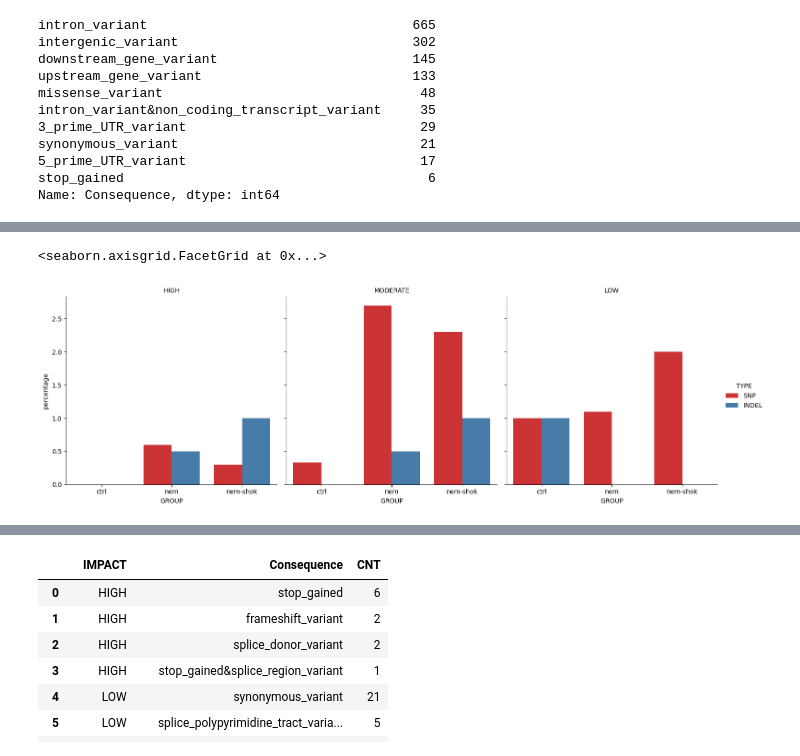
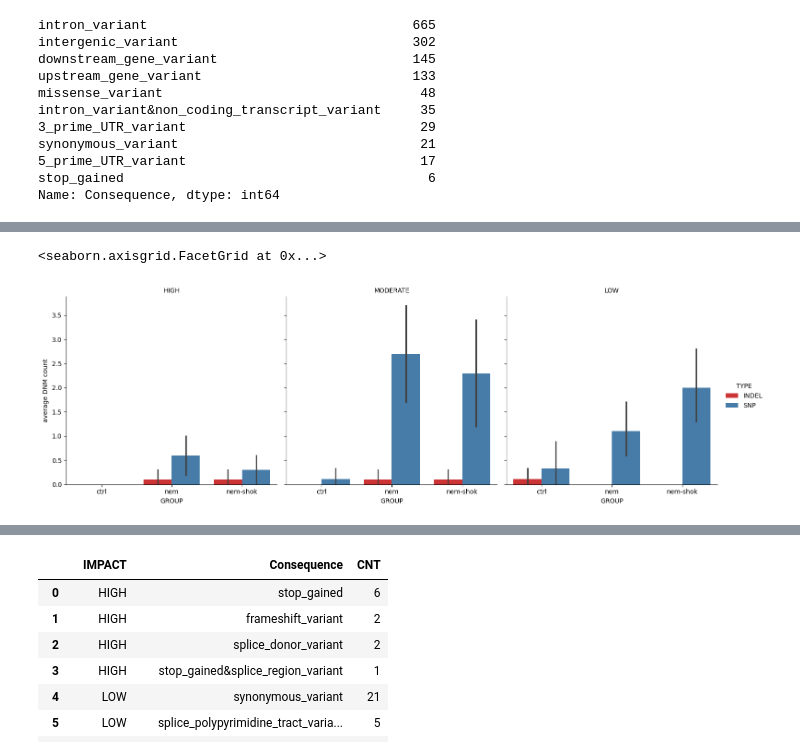
Before and after one commit to mitoclub/AquaSelection, a Jupyter notebook: intersect.ipynb, the cells around one changed output, grey strips where cells are left out. Cells and saved outputs as stored; diff of their text form; code cells hidden in the pictures.

Commit message:
statistics applied to groups compares for VE

```diff
--- a/intersect.ipynb
+++ b/intersect.ipynb
@@ -704,11 +705,13 @@ synonymous_variant                               21
 stop_gained                                       6
 Name: Consequence, dtype: int64
 # %%
-df_dnm_cnt_impact = df_dnm[df_dnm.IMPACT != 'MODIFIER'].groupby(['GROUP', 'SAMPLE', 'TYPE'])['IMPACT']\
+# df_dnm_cnt_impact = df_dnm[df_dnm.IMPACT != 'MODIFIER'].groupby(['GROUP', 'SAMPLE', 'TYPE'])['IMPACT']\
+df_dnm_cnt_impact = df_dnm.groupby(['GROUP', 'SAMPLE', 'TYPE'])['IMPACT']\
     .value_counts().unstack().fillna(0).astype(int).join(
         df_dnm.groupby(['GROUP', 'SAMPLE']).TYPE.value_counts().rename('TOTAL'))
 df_dnm_cnt_impact['perc.HIGH'] = (df_dnm_cnt_impact['HIGH'] / df_dnm_cnt_impact['TOTAL'] * 100).round(2)
 df_dnm_cnt_impact['perc.HIGH&MOD'] = ((df_dnm_cnt_impact['HIGH']+df_dnm_cnt_impact['MODERATE']) / df_dnm_cnt_impact['TOTAL'] * 100).round(2)
-df_dnm_cnt_impact = df_dnm_cnt_impact[['perc.HIGH', 'perc.HIGH&MOD', 'HIGH', 'MODERATE', 'LOW', 'TOTAL']]
+df_dnm_cnt_impact = df_dnm_cnt_impact[
+    ['perc.HIGH', 'perc.HIGH&MOD', 'HIGH', 'MODERATE', 'MODIFIER', 'LOW', 'TOTAL']]
 df_dnm_cnt_impact
 # %% [output]
@@ -744,8 +752,10 @@ df_dnm_cnt_impact.mean(0, level=[0,2]).round(1)
 # %%
-g = sns.catplot(df_dnm_cnt_impact.mean(0, level=[0,2])[['HIGH', 'MODERATE', 'LOW']].melt(ignore_index=False).reset_index(),
-            x='GROUP', y='value', hue='TYPE', col='variable', kind='bar', palette='Set1')
-g.set_ylabels('percentage')
+df_dnm_cnt_impact_long = df_dnm_cnt_impact[['HIGH', 'MODERATE', 'LOW']].melt(ignore_index=False).reset_index()
+
+g = sns.catplot(df_dnm_cnt_impact_long, x='GROUP', y='value',
+                hue='TYPE', col='variable', kind='bar', palette='Set1')
+g.set_ylabels('average DNM count')
 g.set_titles('{col_name}')
 # %% [output]
 <seaborn.axisgrid.FacetGrid at 0x...>
-[figure, old version]
+[figure, new version]
```
Also changed, not shown: parts of 10 cells of this notebook.
